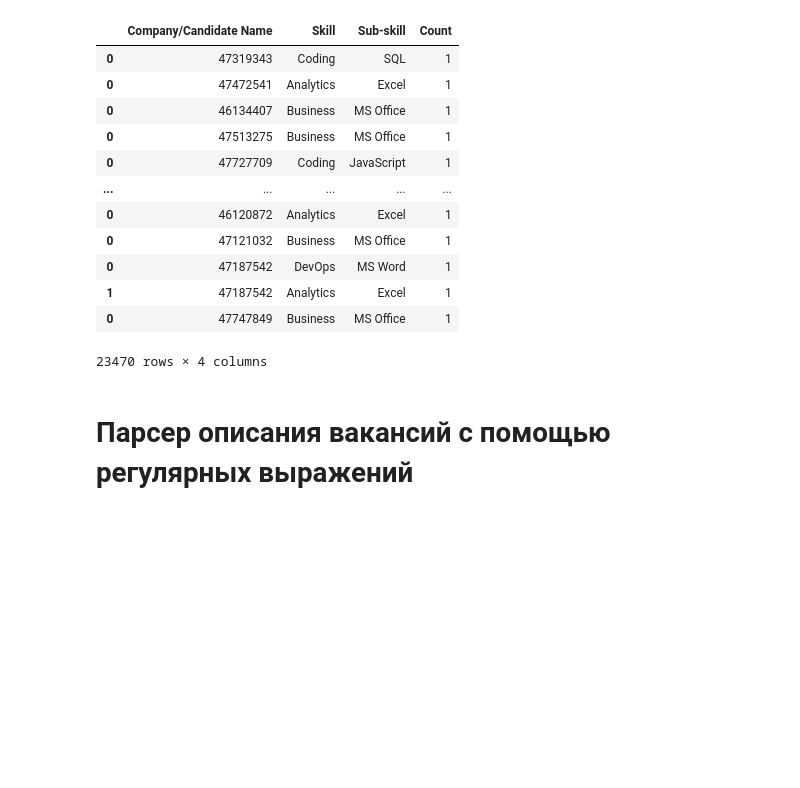
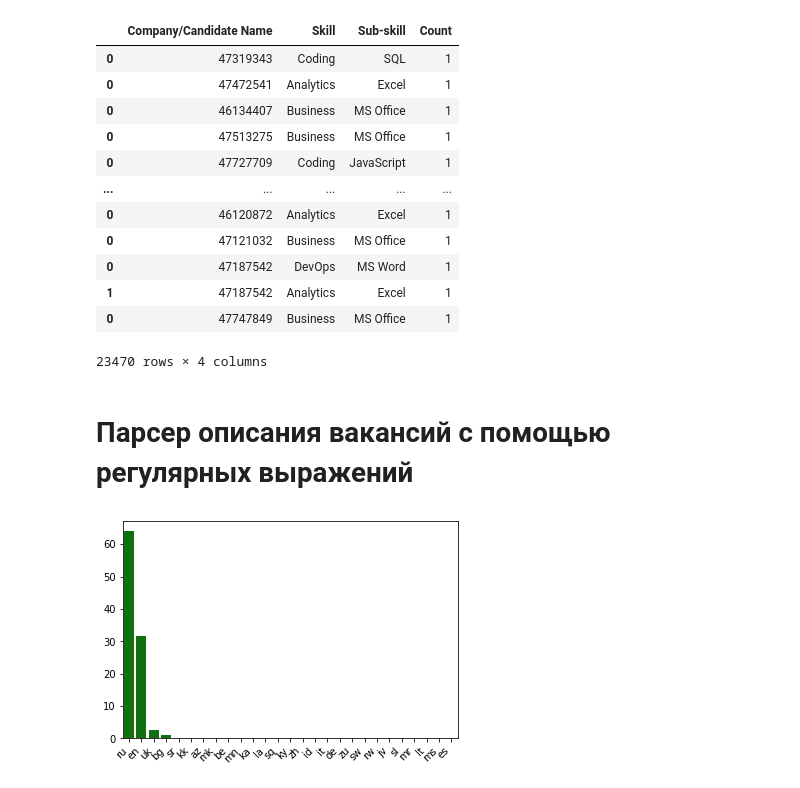
Before and after one commit to alievaliza/MSU_diploma, a Jupyter notebook: notebooks/JD_parser.ipynb, the cells around one changed output. Drawn from its saved outputs; the diff is of its cells as text; code cells hidden in the pictures; blank space fills up the shorter version.

```diff
--- a/notebooks/JD_parser.ipynb
+++ b/notebooks/JD_parser.ipynb
@@ -79 +109,18 @@ final_database
+# %%
+def plot_dict(d: Dict):
+  """
+  Создаём метод, который строит гистограмму для словаря
+  Аргумент:
+  d - словарь, который нужно изобразить на гистограмме
+  """
+  d = dict(sorted(d.items(), key=lambda item: -item[1]))
+  keys = list(d.keys())
+  vals = [100*d[k]/len(df) for k in keys]
+  sns.barplot(x=keys, y=vals, color='green')
+  pyplot.xticks(rotation=45, ha="right");
+# %%
+# Строим распределение вакансий по языкам, на которых написано описание вакансии
+plot_dict(lang)
+# %% [output]
+[figure, added]
 # %%
```
Also changed, not shown: parts of 30 cells of this notebook.
